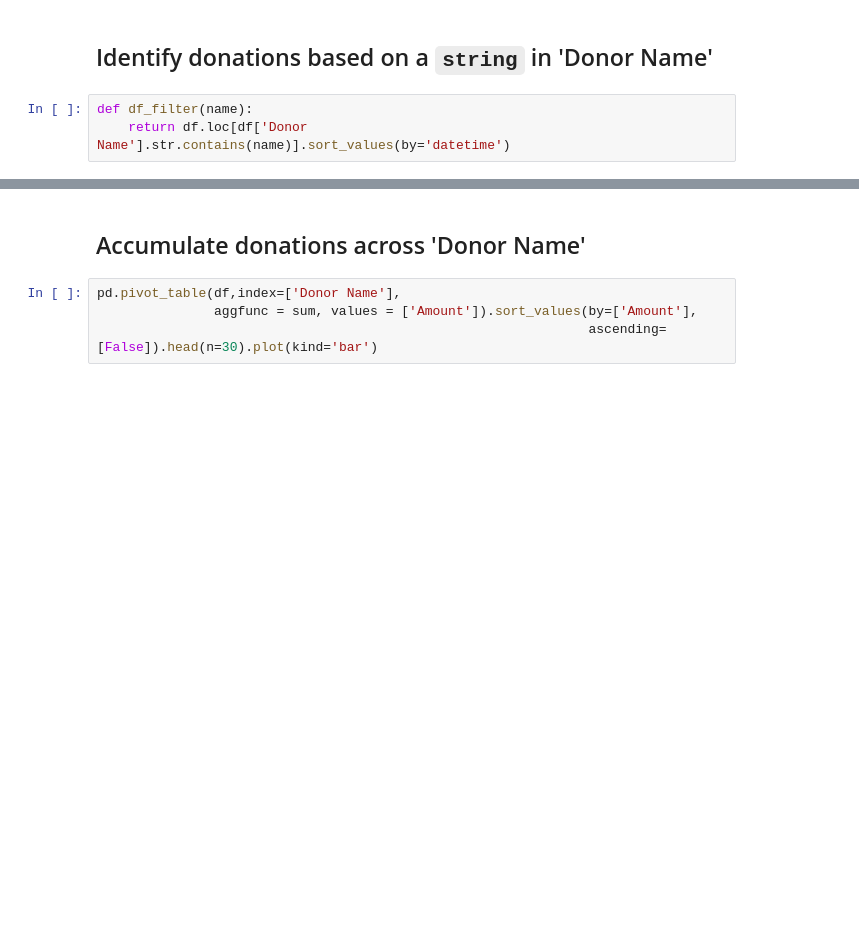
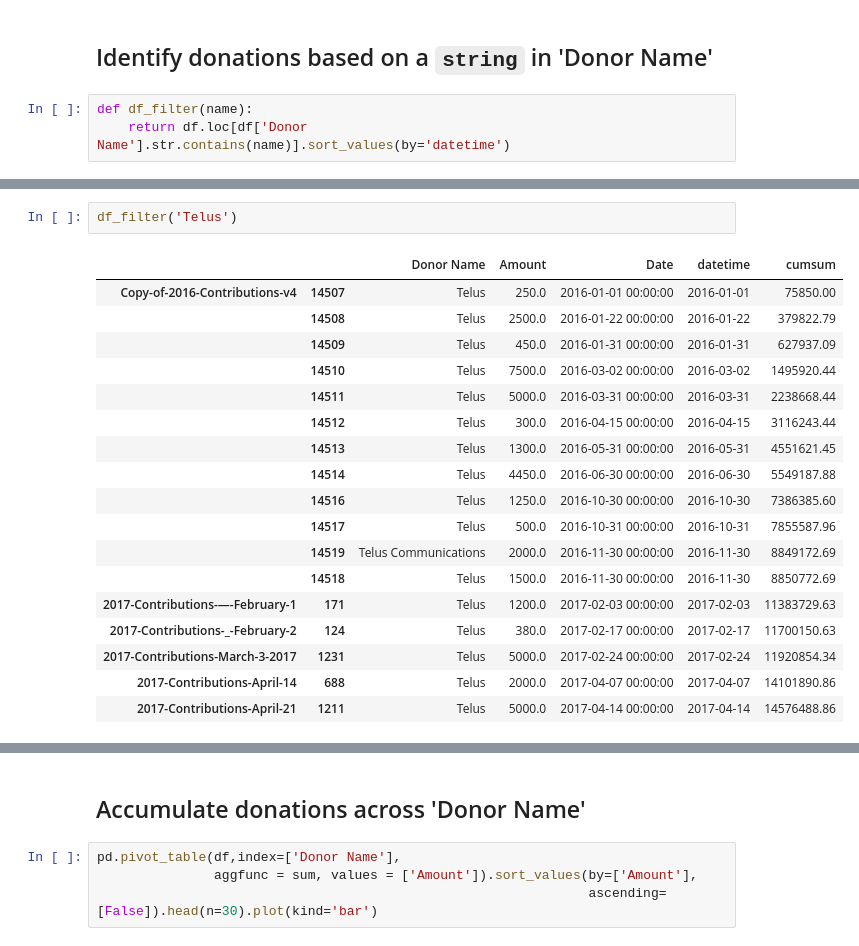
Before and after one commit to colliand/2017-bc-election, a Jupyter notebook: bcliberals-donations.ipynb, the cells around one changed output, grey strips where cells are left out. Cells and saved outputs as stored; diff of their text form; blank space fills up the shorter version.

```diff
--- a/bcliberals-donations.ipynb
+++ b/bcliberals-donations.ipynb
@@ -193,0 +239,21 @@ df_filter('Lindsay Gordon')
+# %%
+df_filter('Telus')
+# %% [output]
+|  |  | Donor Name | Amount | Date | datetime | cumsum |
+| Copy-of-2016-Contributions-v4 | 14507 | Telus | 250.0 | 2016-01-01 00:00:00 | 2016-01-01 | 75850.00 |
+|  | 14508 | Telus | 2500.0 | 2016-01-22 00:00:00 | 2016-01-22 | 379822.79 |
+|  | 14509 | Telus | 450.0 | 2016-01-31 00:00:00 | 2016-01-31 | 627937.09 |
+|  | 14510 | Telus | 7500.0 | 2016-03-02 00:00:00 | 2016-03-02 | 1495920.44 |
+|  | 14511 | Telus | 5000.0 | 2016-03-31 00:00:00 | 2016-03-31 | 2238668.44 |
+|  | 14512 | Telus | 300.0 | 2016-04-15 00:00:00 | 2016-04-15 | 3116243.44 |
+|  | 14513 | Telus | 1300.0 | 2016-05-31 00:00:00 | 2016-05-31 | 4551621.45 |
+|  | 14514 | Telus | 4450.0 | 2016-06-30 00:00:00 | 2016-06-30 | 5549187.88 |
+|  | 14516 | Telus | 1250.0 | 2016-10-30 00:00:00 | 2016-10-30 | 7386385.60 |
+|  | 14517 | Telus | 500.0 | 2016-10-31 00:00:00 | 2016-10-31 | 7855587.96 |
+|  | 14519 | Telus Communications | 2000.0 | 2016-11-30 00:00:00 | 2016-11-30 | 8849172.69 |
+|  | 14518 | Telus | 1500.0 | 2016-11-30 00:00:00 | 2016-11-30 | 8850772.69 |
+| 2017-Contributions-—-February-1 | 171 | Telus | 1200.0 | 2017-02-03 00:00:00 | 2017-02-03 | 11383729.63 |
+| 2017-Contributions-_-February-2 | 124 | Telus | 380.0 | 2017-02-17 00:00:00 | 2017-02-17 | 11700150.63 |
+| 2017-Contributions-March-3-2017 | 1231 | Telus | 5000.0 | 2017-02-24 00:00:00 | 2017-02-24 | 11920854.34 |
+| 2017-Contributions-April-14 | 688 | Telus | 2000.0 | 2017-04-07 00:00:00 | 2017-04-07 | 14101890.86 |
+| 2017-Contributions-April-21 | 1211 | Telus | 5000.0 | 2017-04-14 00:00:00 | 2017-04-14 | 14576488.86 |
```
Also changed, not shown: parts of 28 cells of this notebook.
